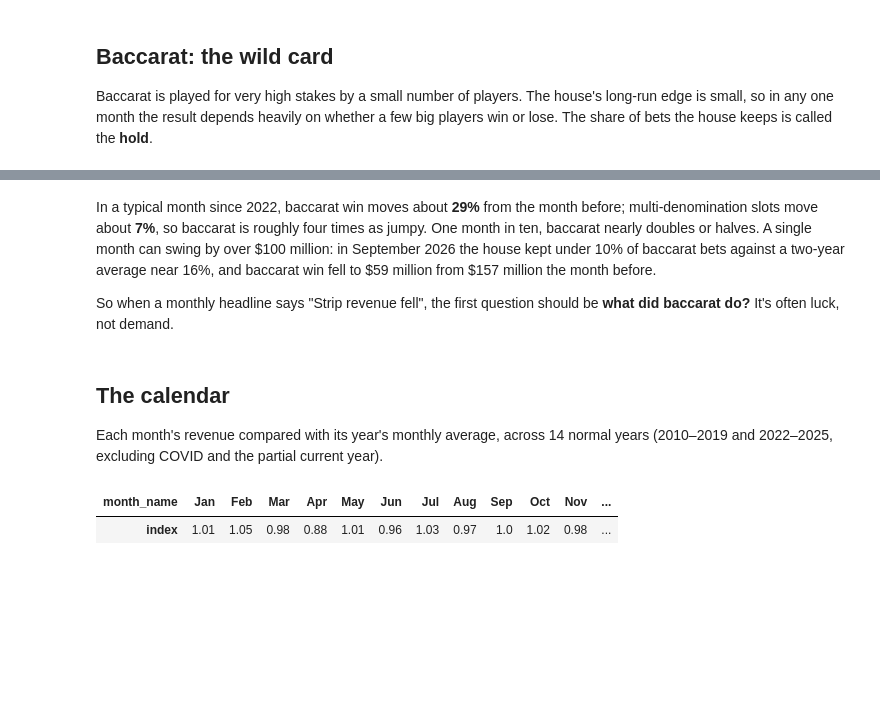
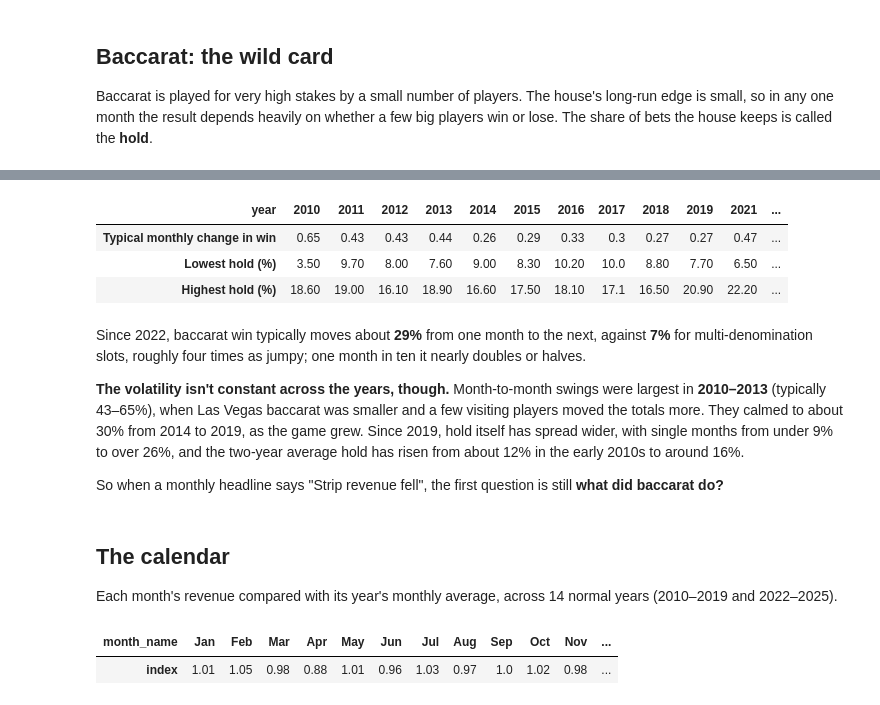
Before and after one commit to mckeeander/mckeeander.github.io, a Jupyter notebook: projects/vegas-gaming/notebooks/vegas_analysis.ipynb, the cells around one changed output, grey strips where cells are left out. Drawn from its saved outputs; the diff is of its cells as text; code cells hidden in the pictures; blank space fills up the shorter version.

```diff
--- a/projects/vegas-gaming/notebooks/vegas_analysis.ipynb
+++ b/projects/vegas-gaming/notebooks/vegas_analysis.ipynb
@@ -199,12 +305,26 @@ line = alt.Chart(bac).mark_line(color="#e8e9ec", strokeWidth=2).encode(x="month:
 # %% [output]
 [interactive output not drawn]
-# %% [markdown]
-In a typical month since 2022, baccarat win moves about **29%** from the month before; multi-denomination slots move about **7%**, so baccarat is roughly four times as jumpy. One month in ten, baccarat nearly doubles or halves. A single month can swing by over \$100 million: in September 2026 the house kept under 10% of baccarat bets against a two-year average near 16%, and baccarat win fell to \$59 million from \$157 million the month before.
-
-So when a monthly headline says "Strip revenue fell", the first question should be **what did baccarat do?** It's often luck, not demand.
+# %%
+by_year = q('''
+    SELECT year, round(typical_change, 2) AS "Typical monthly change in win",
+           round(hold_min * 100, 1) AS "Lowest hold (%)", round(hold_max * 100, 1) AS "Highest hold (%)"
+    FROM v_baccarat_by_year WHERE n_months = 12 ORDER BY year
+''').set_index("year")
+by_year.T
+# %% [output]
+| year | 2010 | 2011 | 2012 | 2013 | 2014 | 2015 | 2016 | 2017 | 2018 | 2019 | 2021 | ... |
+| Typical monthly change in win | 0.65 | 0.43 | 0.43 | 0.44 | 0.26 | 0.29 | 0.33 | 0.3 | 0.27 | 0.27 | 0.47 | ... |
+| Lowest hold (%) | 3.50 | 9.70 | 8.00 | 7.60 | 9.00 | 8.30 | 10.20 | 10.0 | 8.80 | 7.70 | 6.50 | ... |
+| Highest hold (%) | 18.60 | 19.00 | 16.10 | 18.90 | 16.60 | 17.50 | 18.10 | 17.1 | 16.50 | 20.90 | 22.20 | ... |
+# %% [markdown]
+Since 2022, baccarat win typically moves about **29%** from one month to the next, against **7%** for multi-denomination slots, roughly four times as jumpy; one month in ten it nearly doubles or halves.
+
+**The volatility isn't constant across the years, though.** Month-to-month swings were largest in **2010–2013** (typically 43–65%), when Las Vegas baccarat was smaller and a few visiting players moved the totals more. They calmed to about 30% from 2014 to 2019, as the game grew. Since 2019, hold itself has spread wider, with single months from under 9% to over 26%, and the two-year average hold has risen from about 12% in the early 2010s to around 16%.
+
+So when a monthly headline says "Strip revenue fell", the first question is still **what did baccarat do?**
 # %% [markdown]
 ## The calendar
 
-Each month's revenue compared with its year's monthly average, across 14 normal years (2010–2019 and 2022–2025, excluding COVID and the partial current year).
+Each month's revenue compared with its year's monthly average, across 14 normal years (2010–2019 and 2022–2025).
 # %%
 season = q("SELECT month_num, month_name, index, index_min, index_max FROM v_seasonality WHERE area_key = 'strip' ORDER BY month_num")
```
Also changed, not shown: parts of 42 cells of this notebook, 18 other files.
